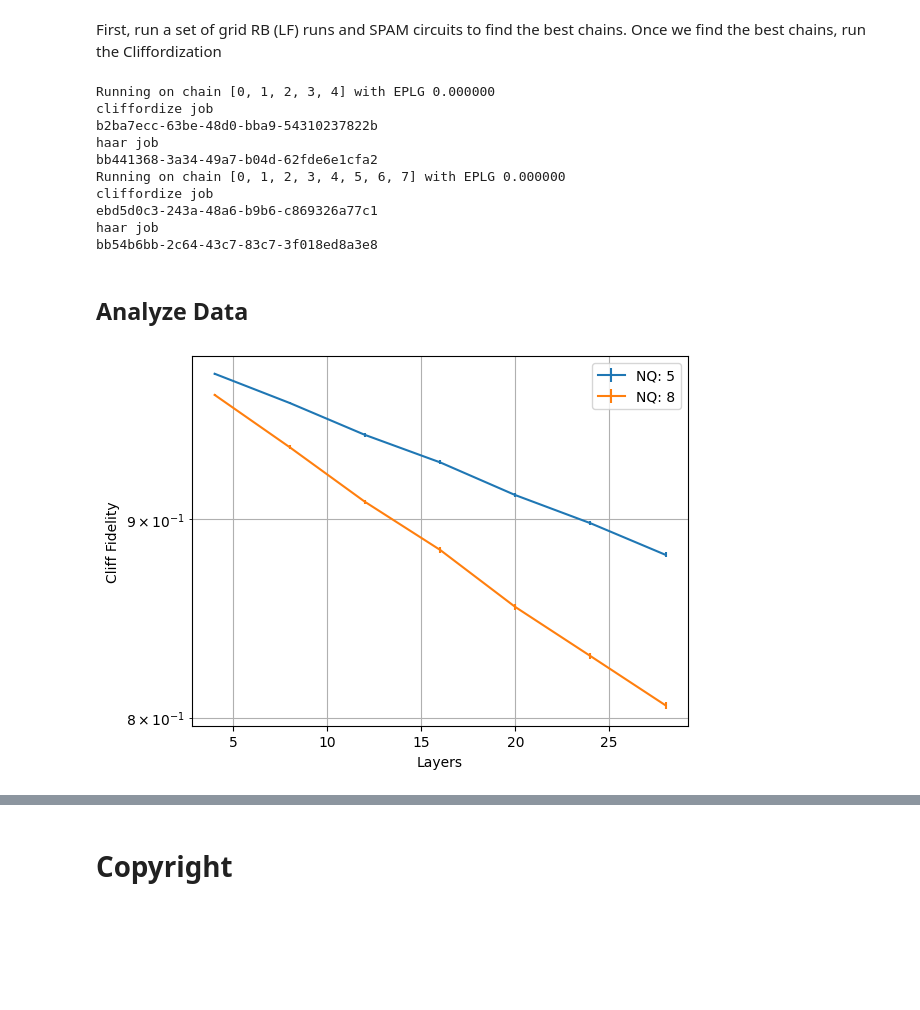
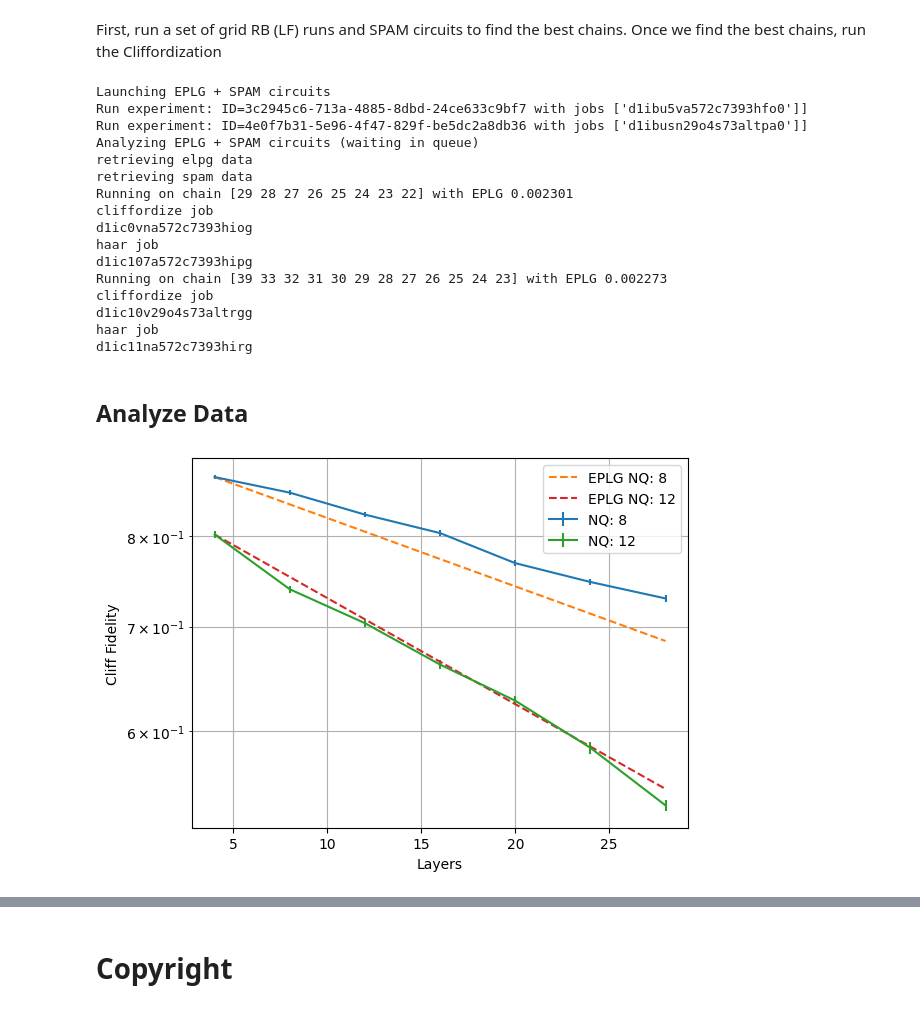
Before and after one commit to qiskit-community/qiskit-device-benchmarking, a Jupyter notebook: notebooks/clifford_xeb_lf.ipynb, the cells around one changed output, grey strips where cells are left out. Saved outputs shown, nothing was run; the diff lists cells and outputs as text; code cells hidden in the pictures; blank space fills up the shorter version.

```diff
--- a/notebooks/clifford_xeb_lf.ipynb
+++ b/notebooks/clifford_xeb_lf.ipynb
@@ -50,7 +51,7 @@ for i in backend.configuration().basis_gates:
     if i.casefold() != twoq_gate.casefold():
         oneq_gates.append(i)
 
-run_sim = True
+run_sim = False
 
 if run_sim:
     print("Running in Sim Mode")
@@ -180,10 +176,7 @@ for nq in nqubits:
 
         if run_xeb:
             cliff_tmp = cu.Cliffordize(target_circ, haarsamples)
-            (
-                _,
-                _,
-            ) = cliff_tmp.random_haar()
+            _,_ = cliff_tmp.random_haar()
             haar_list[-1].append(cliff_tmp)
 
 
@@ -194,4 +187,7 @@ if save_bindings:
     if run_xeb:
         with open(os.path.join(file_name_root, "haar_objs.pkl"), "wb") as file:
             pickle.dump(haar_list, file)
+
+    #save a copy of this notebook
+    copy2("clifford_xeb_lf.ipynb",os.path.join(file_name_root, "copy_cliff_xeb_lf.ipyb"))
 # %% [output]
@@ -228,29 +224,27 @@ eplg_ids = 0
 
 if not run_sim:
     # run the eplg + spam circuits
+    print("Launching EPLG + SPAM circuits")
     lfexps, eplg_ids, spam_id = cu.run_eplg_and_spam(
         grid_chain_flt, layers, backend, twoq_gate, oneq_gates
     )
 
     # analyze the circuits
+    print("Analyzing EPLG + SPAM circuits (waiting in queue)")
     err_dict = cu.eplg_analysis(lfexps, eplg_ids, service, backend, twoq_gate, layers)
-    readout_fids = cu.spam_analysis(spam_id, service, layers)
+    readout_fids = cu.spam_analysis(backend.num_qubits, service, spam_id, layers)
 
     # make a new error dict weighted by the readout fidelity on each edge
     err_dict2 = {}
     for i in err_dict:
-        err_dict2[i] = (
-            4
-            / 5
-            * (
-                1
-                - (1 - 5 / 4 * err_dict[i])
-                * (readout_fids[i[0]] * readout_fids[i[1]]) ** (1 / 2)
-            )
-        )
+        q0 = int(i.split('_')[0])
+        q1 = int(i.split('_')[1])
+        gfid = (1 - 5 / 4 * err_dict[i])
+        rfid = (readout_fids[q0] * readout_fids[q1]) ** (1 / 2)
+        err_dict2[i] = 4/5*(1-gfid*rfid)
 
     # median error
-    med_err = np.median(list(err_dict.values))
+    med_err = np.median(list(err_dict2.values()))
 
 for nqi, nq in enumerate(nqubits):
     if not run_sim:
@@ -264,7 +258,7 @@ for nqi, nq in enumerate(nqubits):
             fid_cutoff=0.9,
         )
 
-        chain = chains[0]
+        chain = chains[-1]
 
         # run on this chain!
         lf_meas = lfu.layer_fid_chain(err_dict, chain)
@@ -283,7 +277,7 @@ for nqi, nq in enumerate(nqubits):
     # make a list of all pubs for this number of qubits
     all_pubs = []
     for nlind, nl in enumerate(nlayers):
-        pub_layer = cliff_list[nqi][nlind].to_pub(backend, initial_layout=chain)
+        pub_layer = cliff_list[nqi][nlind].to_pub(backend=backend, initial_layout=chain)
         all_pubs.append(pub_layer)
 
     # set the number of shots specified for this number of qubits
@@ -298,7 +292,7 @@ for nqi, nq in enumerate(nqubits):
     if run_xeb:
         all_sampler_pubs = []
         for nlind, nl in enumerate(nlayers):
-            sampler_inputs = haar_list[nqi][nlind].to_sampler(backend, chain)
+            sampler_inputs = haar_list[nqi][nlind].to_sampler(backend=backend, initial_layout=chain)
             all_sampler_pubs.append(sampler_inputs)
 
         job = sampler_twirled.run(all_sampler_pubs)
@@ -319,16 +313,22 @@ id_dict = {
 if save_bindings:
     fu.export_yaml(os.path.join(file_name_root, "job_ids.yaml"), id_dict)
 # %% [output]
-Running on chain [0, 1, 2, 3, 4] with EPLG 0.000000
+Launching EPLG + SPAM circuits
+Run experiment: ID=3c2945c6-713a-4885-8dbd-24ce633c9bf7 with jobs ['d1ibu5va572c7393hfo0']]
+Run experiment: ID=4e0f7b31-5e96-4f47-829f-be5dc2a8db36 with jobs ['d1ibusn29o4s73altpa0']]
+Analyzing EPLG + SPAM circuits (waiting in queue)
+retrieving elpg data
+retrieving spam data
+Running on chain [29 28 27 26 25 24 23 22] with EPLG 0.002301
 cliffordize job
-b2ba7ecc-63be-48d0-bba9-54310237822b
+d1ic0vna572c7393hiog
 haar job
-bb441368-3a34-49a7-b04d-62fde6e1cfa2
-Running on chain [0, 1, 2, 3, 4, 5, 6, 7] with EPLG 0.000000
+d1ic107a572c7393hipg
+Running on chain [39 33 32 31 30 29 28 27 26 25 24 23] with EPLG 0.002273
 cliffordize job
-ebd5d0c3-243a-48a6-b9b6-c869326a77c1
+d1ic10v29o4s73altrgg
 haar job
-bb54b6bb-2c64-43c7-83c7-3f018ed8a3e8
+d1ic11na572c7393hirg
 # %% [markdown]
 ## Analyze Data
 # %%
@@ -339,24 +339,32 @@ for nqi, nq in enumerate(nqubits):
     for nlind, nl in enumerate(nlayers):
         cliff_res_lst[-1].append(cliff_jobs[nqi].result()[nlind].data.evs)
 # %%
+add_eplg = True
+
 for nqi, nq in enumerate(nqubits):
     plt.errorbar(
         nlayers,
         [np.mean(cliff_res_lst[nqi][i]) for i in range(len(nlayers))],
         [
             np.std(cliff_res_lst[nqi][i]) / np.sqrt(ncliffordizations)
             for i in range(len(nlayers))
         ],
         label="NQ: %d" % nq,
     )
 
+    if add_eplg:
+        #eplg is normalized to the SPAM measured by the cliff circuit
+        alpha = (1-5/4*eplg_lst[nqi])
+        eplg_no_spam = (1-5/4*eplg_lst[nqi])**(np.array(nlayers)*(nq-1)/2.)
+        plt.plot(nlayers, eplg_no_spam/eplg_no_spam[0]*np.mean(cliff_res_lst[nqi][0]), label="EPLG NQ: %d" % nq, linestyle='--')
+
 plt.ylabel("Cliff Fidelity")
 plt.xlabel("Layers")
 plt.yscale("log")
 plt.legend()
 plt.grid(True, which="both")
 # %% [output]
-[figure, old version]
+[figure, new version]
 # %%
 # Analyze the XEB data with caution!
 if run_xeb and analyze_xeb:
```
Also changed, not shown: parts of 6 cells of this notebook, 4 other files.
